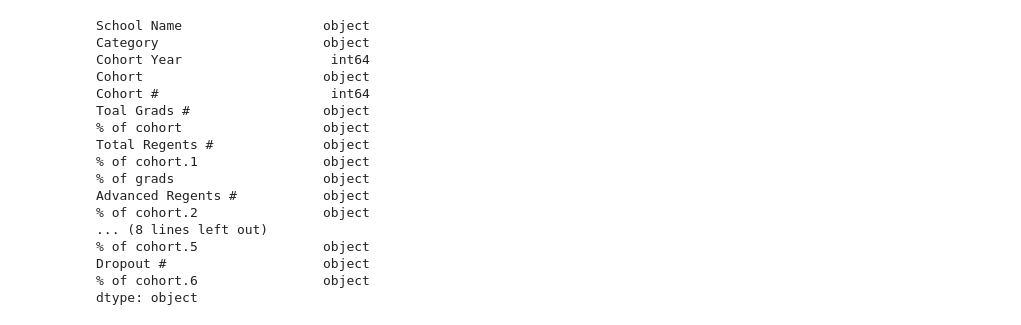
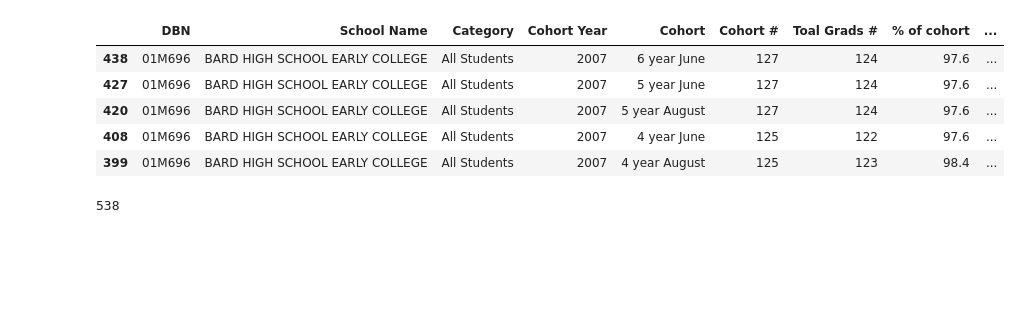
Before and after one commit to Mycotic/graduation-regression, a Jupyter notebook: current.ipynb, the cells around one changed output. Saved outputs shown, nothing was run; the diff lists cells and outputs as text; code cells hidden in the pictures; blank space fills up the shorter version.

```diff
--- a/current.ipynb
+++ b/current.ipynb
@@ -16,26 +26,19 @@ grad_rates.head()
+# %%
+grad_rates[grad_rates['School Name'] == 'ABRAHAM LINCOLN HIGH SCHOOL'].sort_values(by='Cohort Year')
+grad_rates[(grad_rates["DBN"]=="01M696")&(grad_rates["Cohort Year"]==2007)].sort_values(by="Cohort",ascending=False)
+# %% [output]
+|  | DBN | School Name | Category | Cohort Year | Cohort | Cohort # | Toal Grads # | % of cohort | ... |
+| 438 | 01M696 | BARD HIGH SCHOOL EARLY COLLEGE | All Students | 2007 | 6 year June | 127 | 124 | 97.6 | ... |
+| 427 | 01M696 | BARD HIGH SCHOOL EARLY COLLEGE | All Students | 2007 | 5 year June | 127 | 124 | 97.6 | ... |
+| 420 | 01M696 | BARD HIGH SCHOOL EARLY COLLEGE | All Students | 2007 | 5 year August | 127 | 124 | 97.6 | ... |
+| 408 | 01M696 | BARD HIGH SCHOOL EARLY COLLEGE | All Students | 2007 | 4 year June | 125 | 122 | 97.6 | ... |
+| 399 | 01M696 | BARD HIGH SCHOOL EARLY COLLEGE | All Students | 2007 | 4 year August | 125 | 123 | 98.4 | ... |
 # %%
-pd.set_option('display.max_columns', None)
 grad_rates[grad_rates["Cohort #"]==15]
 #grad_rates = grad_rates.set_index("DBN")
-grad_rates.dtypes
+grad_rates["DBN"].nunique()
 # %% [output]
-School Name                  object
-Category                     object
-Cohort Year                   int64
-Cohort                       object
-Cohort #                      int64
-Toal Grads #                 object
-% of cohort                  object
-Total Regents #              object
-% of cohort.1                object
-% of grads                   object
-Advanced Regents #           object
-% of cohort.2                object
-... (8 lines left out)
-% of cohort.5                object
-Dropout #                    object
-% of cohort.6                object
-dtype: object
+538
 # %%
 grad_rates.columns
 # %% [output]
```
Also changed, not shown: parts of 20 cells of this notebook, 2 other files.
